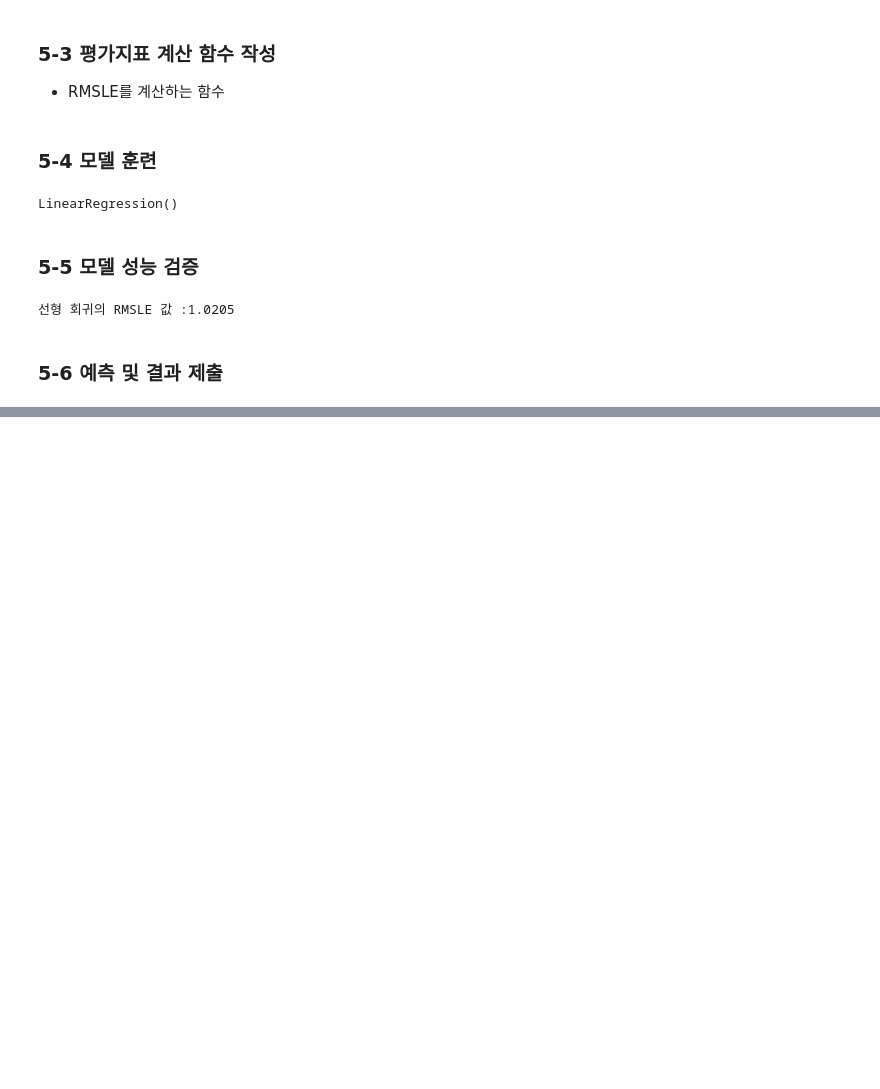
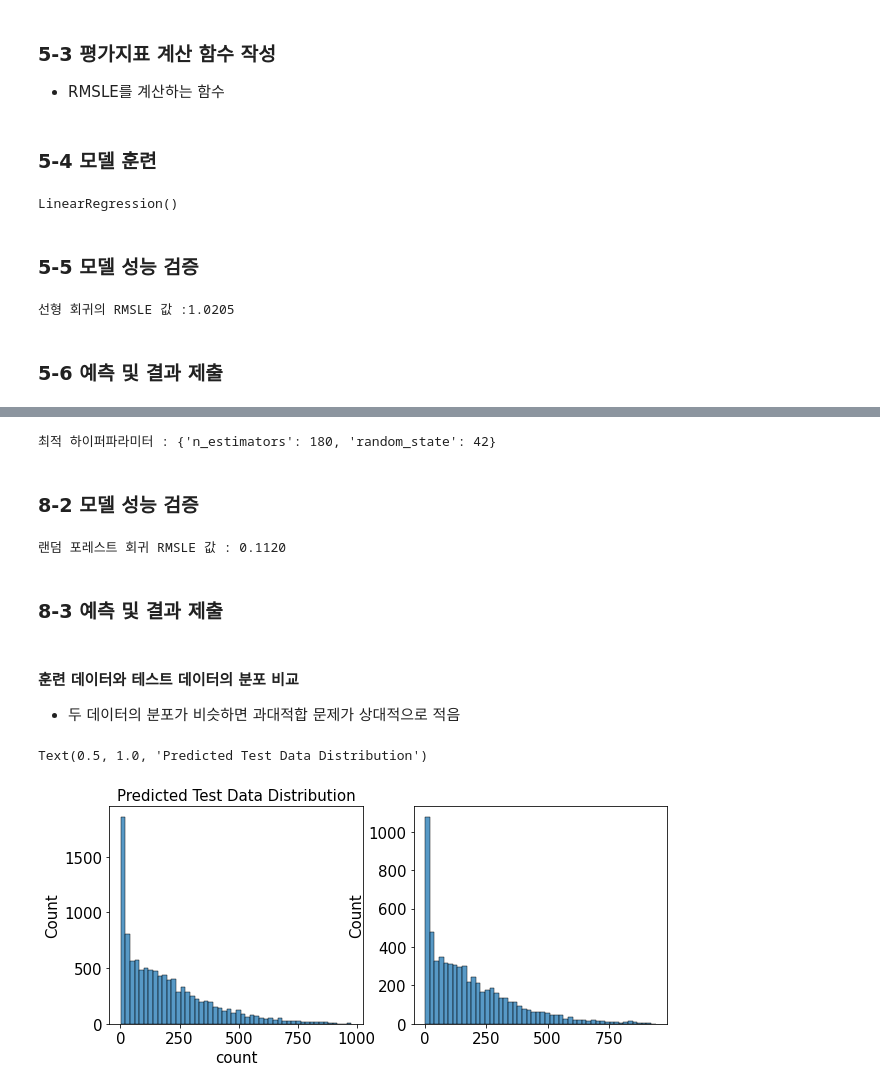
Before and after one commit to soyeun-data/kaggle, a Jupyter notebook: bike_sharing_demand/자전거 대여 수요 예측.ipynb, the cells around one changed output, grey strips where cells are left out. Drawn from its saved outputs; the diff is of its cells as text; code cells hidden in the pictures; blank space fills up the shorter version.

```diff
--- a/bike_sharing_demand/자전거 대여 수요 예측.ipynb
+++ b/bike_sharing_demand/자전거 대여 수요 예측.ipynb
@@ -705,0 +721,10 @@ submission_data.to_csv('submission.csv',index=False)
+# %%
+ridge_params = {'max_iter':[3000], 'alpha':[0.1,1,2,3,4,10,30,100,200,300,400,800,900,1000]}
+
+# 교차 검증용 평가 함수(RMSLE 점수 계산)
+rmsle_scorer = metrics.make_scorer(rmsle, greater_is_better=False)
+# %%
+gridsearch_ridge_model = GridSearchCV(estimator=ridge_model,
+                                     param_grid=ridge_params,
+                                     scoring=rmsle_scorer,
+                                     cv=5)
@@ -705,0 +733,3 @@ submission_data.to_csv('submission.csv',index=False)
+# %%
+log_y = np.log(y)
+gridsearch_ridge_model.fit(X_train, log_y)
@@ -705,0 +793,45 @@ submission_data.to_csv('submission.csv',index=False)
+# %%
+from sklearn.ensemble import RandomForestRegressor
+
+randomforest_model = RandomForestRegressor()
+
+rf_params = {'random_state':[42], 'n_estimators':[100,120,140,160,180,200]}
+gridsearch_random_forest_model = GridSearchCV(estimator=randomforest_model,
+                                             param_grid=rf_params,
+                                             scoring=rmsle_scorer,
+                                             cv=5)
+
+log_y = np.log(y)
+gridsearch_random_forest_model.fit(X_train, log_y)
+print('최적 하이퍼파라미터 :', gridsearch_random_forest_model.best_params_)
+# %% [output]
+최적 하이퍼파라미터 : {'n_estimators': 180, 'random_state': 42}
+# %% [markdown]
+### 8-2 모델 성능 검증
+# %%
+preds = gridsearch_random_forest_model.best_estimator_.predict(X_train)
+
+print(f'랜덤 포레스트 회귀 RMSLE 값 : {rmsle(log_y, preds, True):.4f}')
+# %% [output]
+랜덤 포레스트 회귀 RMSLE 값 : 0.1120
+# %% [markdown]
+### 8-3 예측 및 결과 제출
+# %% [markdown]
+#### 훈련 데이터와 테스트 데이터의 분포 비교
+- 두 데이터의 분포가 비슷하면 과대적합 문제가 상대적으로 적음
+# %%
+import seaborn as sns
+import matplotlib.pyplot as plt
+
+randomforest_preds = gridsearch_random_forest_model.best_estimator_.predict(X_test)
+
+figure, axes = plt.subplots(ncols=2)
+figure.set_size_inches(10,4)
+
+sns.histplot(y, bins=50, ax=axes[0])
+axes[0].set_title('Train Data Distribution')
+sns.histplot(np.exp(randomforest_preds), bins=50, ax=axes[1])
+axes[0].set_title('Predicted Test Data Distribution')
+# %% [output]
+Text(0.5, 1.0, 'Predicted Test Data Distribution')
+[figure, added]
```
Also changed, not shown: parts of 30 cells of this notebook, 1 other file.
